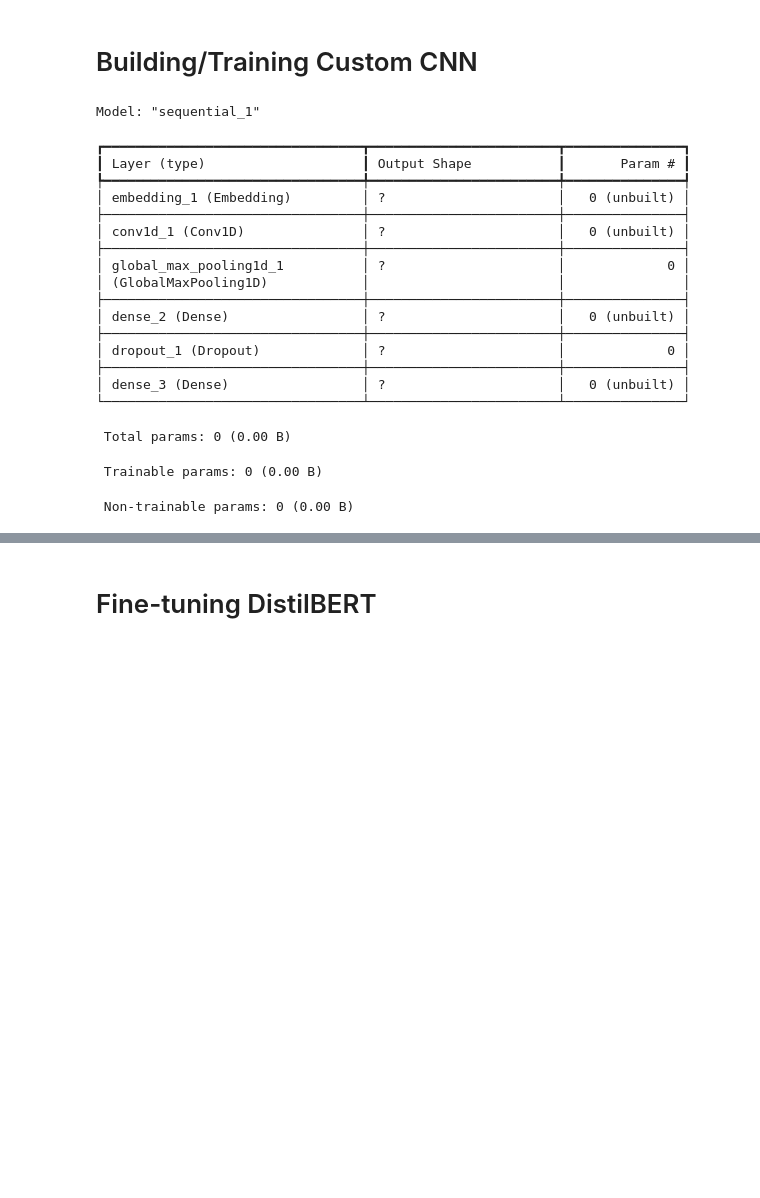
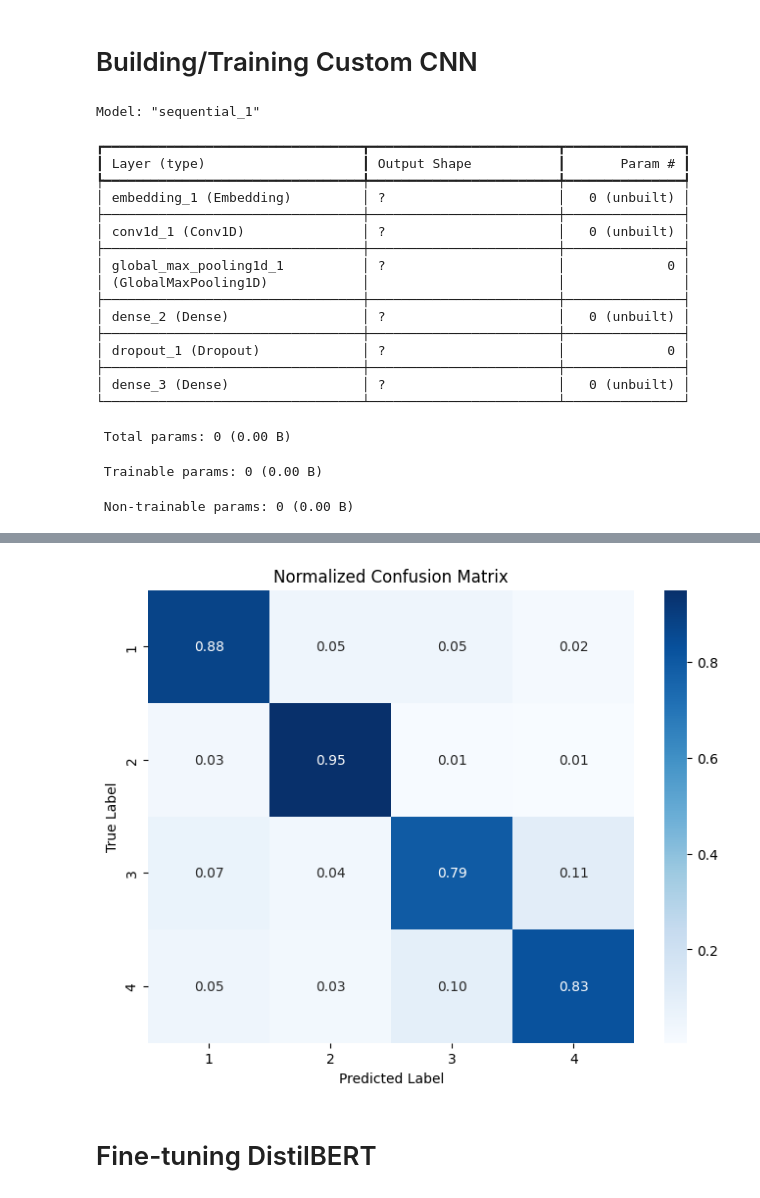
Before and after one commit to Victor-Tung/CS171_news_classification, a Jupyter notebook: CS171_news_classification.ipynb, the cells around one changed output, grey strips where cells are left out. Saved outputs shown, nothing was run; the diff lists cells and outputs as text; code cells hidden in the pictures; blank space fills up the shorter version.

Commit message:
Created a Confusion Matrix for CNN

```diff
--- a/CS171_news_classification.ipynb
+++ b/CS171_news_classification.ipynb
@@ -136,10 +136,16 @@ max_len = 100
 X_train = pad_sequences(X_train_seq, maxlen=max_len, padding="post", truncating="post")
 X_test = pad_sequences(X_test_seq, maxlen=max_len, padding="post", truncating="post")
 # %%
+from tensorflow.keras.models import Sequential
+from tensorflow.keras.layers import Embedding, Conv1D, GlobalMaxPooling1D, Dense, Dropout
+from sklearn.metrics import classification_report
+from sklearn.metrics import confusion_matrix
+
 embedding_dim = 128
+num_classes = y.shape[1] # Determine number of classes from the shape of y
 
 model = Sequential([
-    Embedding(input_dim=max_words, output_dim=embedding_dim, input_length=max_len),
+    Embedding(input_dim=max_words, output_dim=embedding_dim),
 
     Conv1D(filters=128, kernel_size=3, activation="relu"),
     GlobalMaxPooling1D(),
@@ -158,7 +164,7 @@ model.compile(
 
 model.summary()
 
-# 7. Train
+# Train
 history = model.fit(
     X_train,
     y_train,
@@ -168,13 +174,13 @@ history = model.fit(
     verbose=1
 )
 
-# 8. Evaluate
+# Evaluate
 test_loss, test_acc = model.evaluate(X_test, y_test, verbose=0)
 print(f"Test Loss: {test_loss:.4f}")
 print(f"Test Accuracy: {test_acc:.4f}")
 
 
-# 9. Predictions
+# Predictions
 y_pred_probs = model.predict(X_test)
 y_pred = np.argmax(y_pred_probs, axis=1)
 y_true = np.argmax(y_test, axis=1)
@@ -185,22 +191,21 @@ true_labels = label_encoder.inverse_transform(y_true)
 print("\nClassification Report:\n")
 print(classification_report(true_labels, predicted_labels))
 
-# 10. Predict on new text
-new_texts = [
-    "This product was amazing and arrived quickly",
-    "I want a refund, this was terrible"
-]
+cm = confusion_matrix(y_true, y_pred)
+print("\nConfusion Matrix:\n")
+print(cm)
 
-new_seq = tokenizer.texts_to_sequences(new_texts)
-new_pad = pad_sequences(new_seq, maxlen=max_len, padding="post", truncating="post")
+cm_normalized = cm.astype("float") / cm.sum(axis=1, keepdims=True)
 
-pred_probs = model.predict(new_pad)
-pred_classes = np.argmax(pred_probs, axis=1)
-pred_labels = label_encoder.inverse_transform(pred_classes)
+plt.figure(figsize=(8, 6))
+sns.heatmap(cm_normalized, annot=True, fmt=".2f", cmap="Blues",
+            xticklabels=label_encoder.classes_,
+            yticklabels=label_encoder.classes_)
 
-for text, label in zip(new_texts, pred_labels):
-    print(f"Text: {text}")
-    print(f"Predicted class: {label}\n")
+plt.xlabel("Predicted Label")
+plt.ylabel("True Label")
+plt.title("Normalized Confusion Matrix")
+plt.show()
 # %% [output]
 Model: "sequential_1"
 ┏━━━━━━━━━━━━━━━━━━━━━━━━━━━━━━━━━┳━━━━━━━━━━━━━━━━━━━━━━━━┳━━━━━━━━━━━━━━━┓
@@ -242,3 +247,4 @@ Predicted class: 3
+[figure, added]
 # %% [markdown]
 # Fine-tuning DistilBERT
 # %% [markdown]
```
Also changed, not shown: parts of 3 cells of this notebook.
